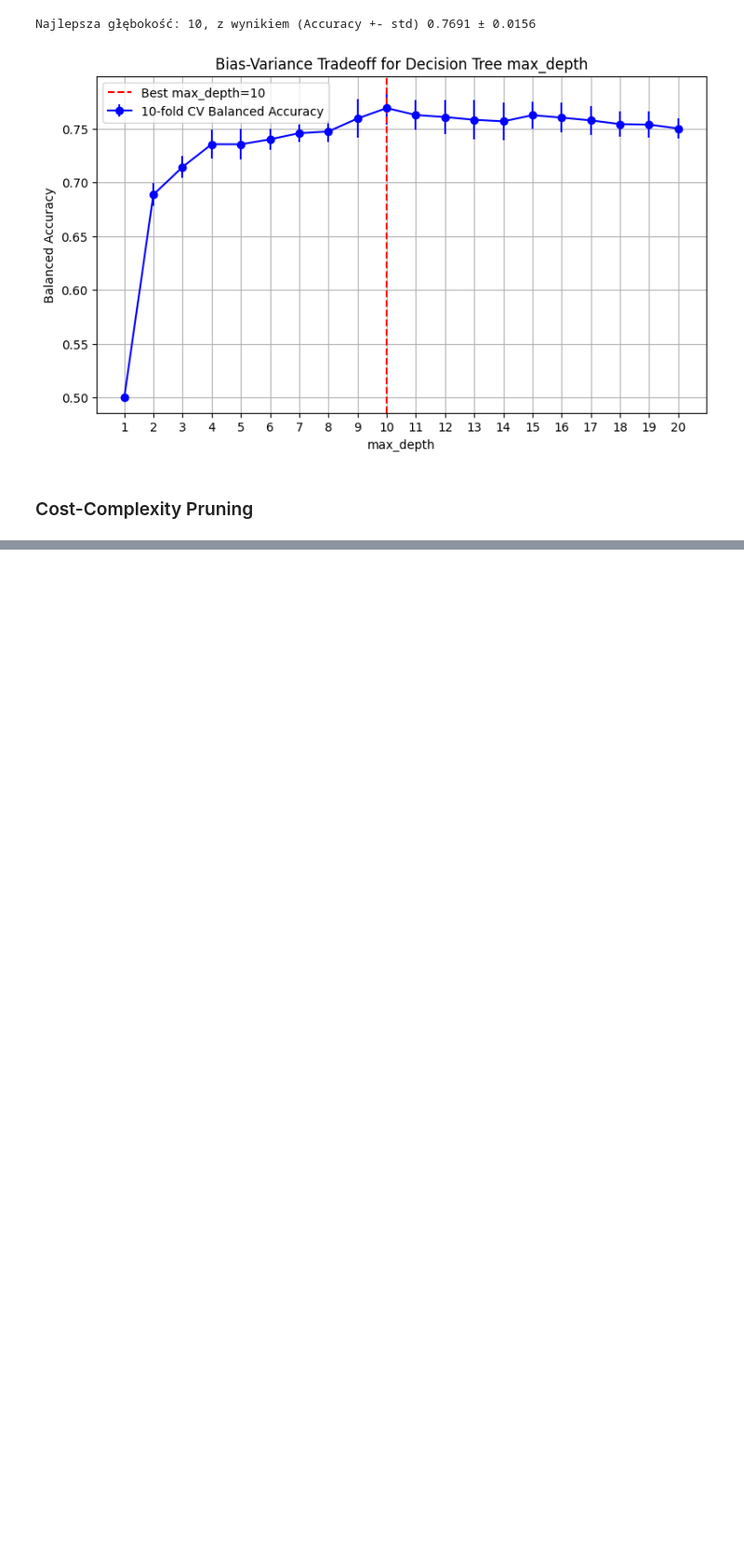
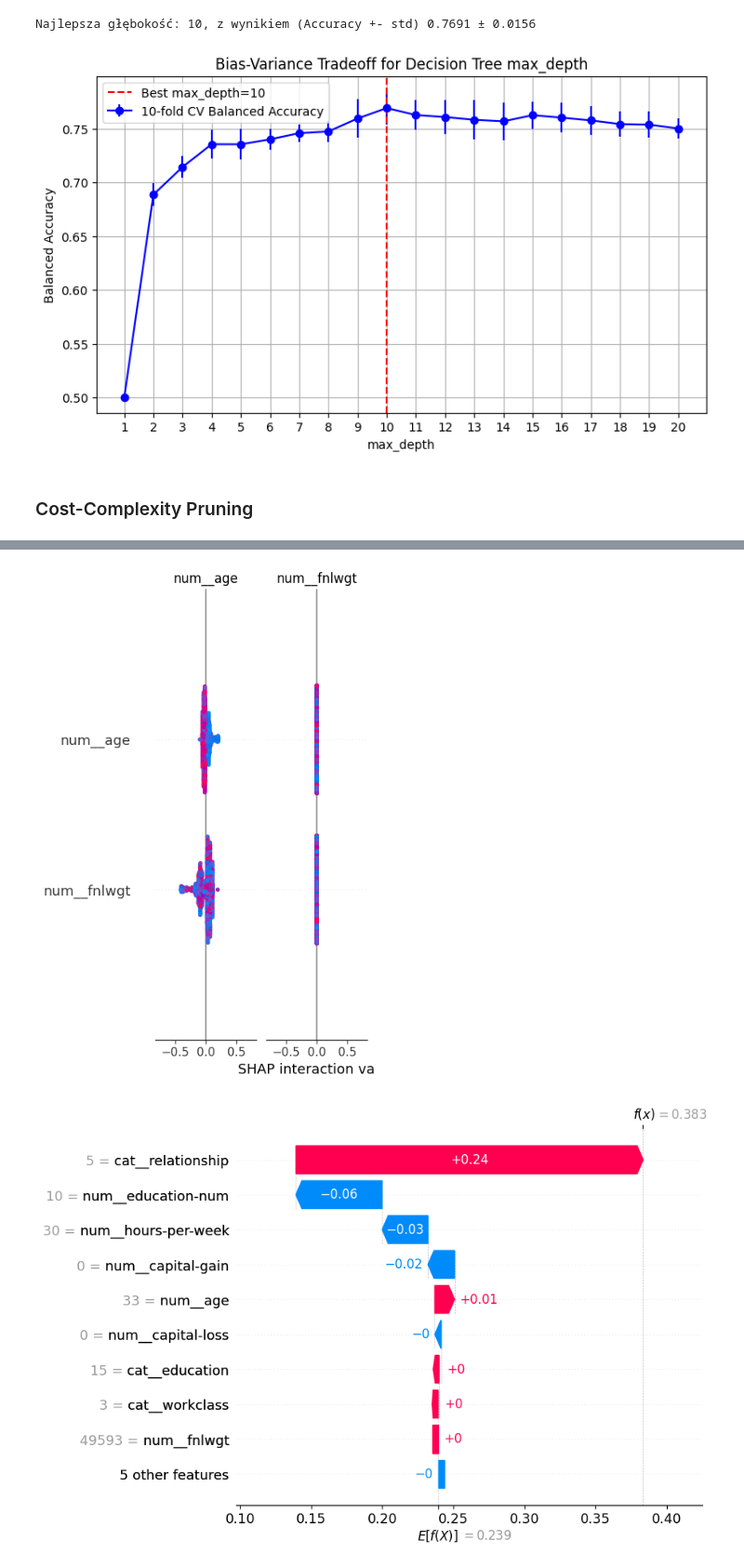
Before and after one commit to kingaorlowicz/Data_Mining_agh, a Jupyter notebook: lab2/DT_RF.ipynb, the cells around one changed output, grey strips where cells are left out. Shown at 93% size. Drawn from its saved outputs; the diff is of its cells as text; code cells hidden in the pictures; blank space fills up the shorter version.

```diff
--- a/lab2/DT_RF.ipynb
+++ b/lab2/DT_RF.ipynb
@@ -239,0 +424,11 @@ NameError: name 'X_train_preproc' is not defined
+# %%
+# SHAP
+X_sample = X_test_preproc_df.sample(1000, random_state=42)
+explainer = shap.TreeExplainer(tree_model)
+shap_values = explainer(X_sample)
+
+shap.summary_plot(shap_values, X_sample)
+shap.plots.waterfall(shap_values[0, :, 1])
+# %% [output]
+[figure, added]
+[figure, added]
```
Also changed, not shown: parts of 23 cells of this notebook.
